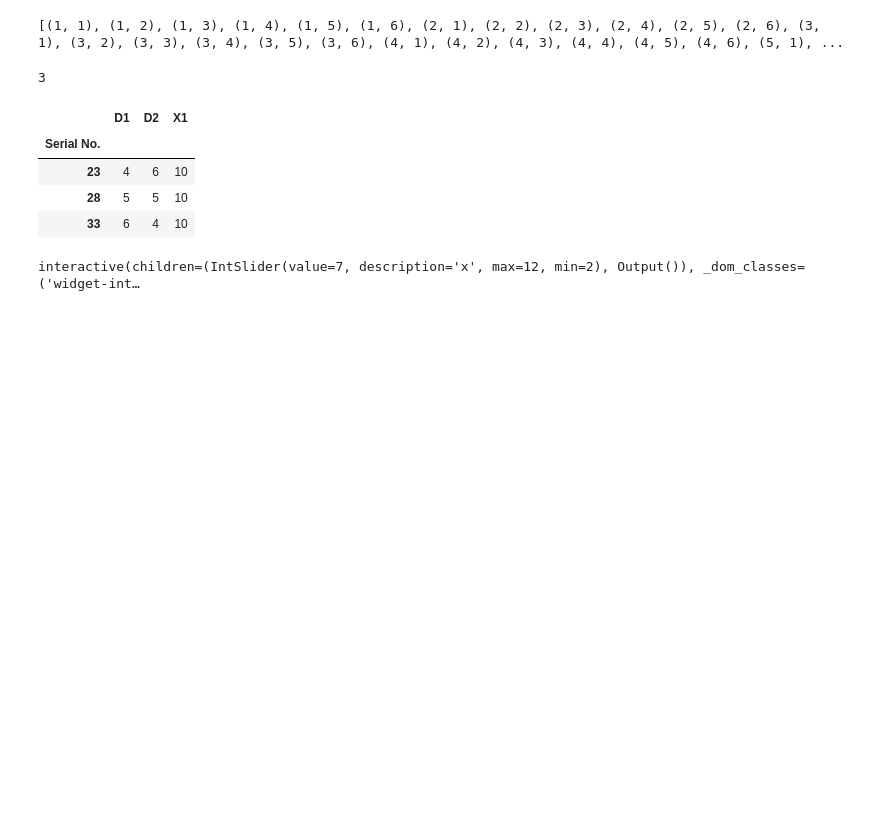
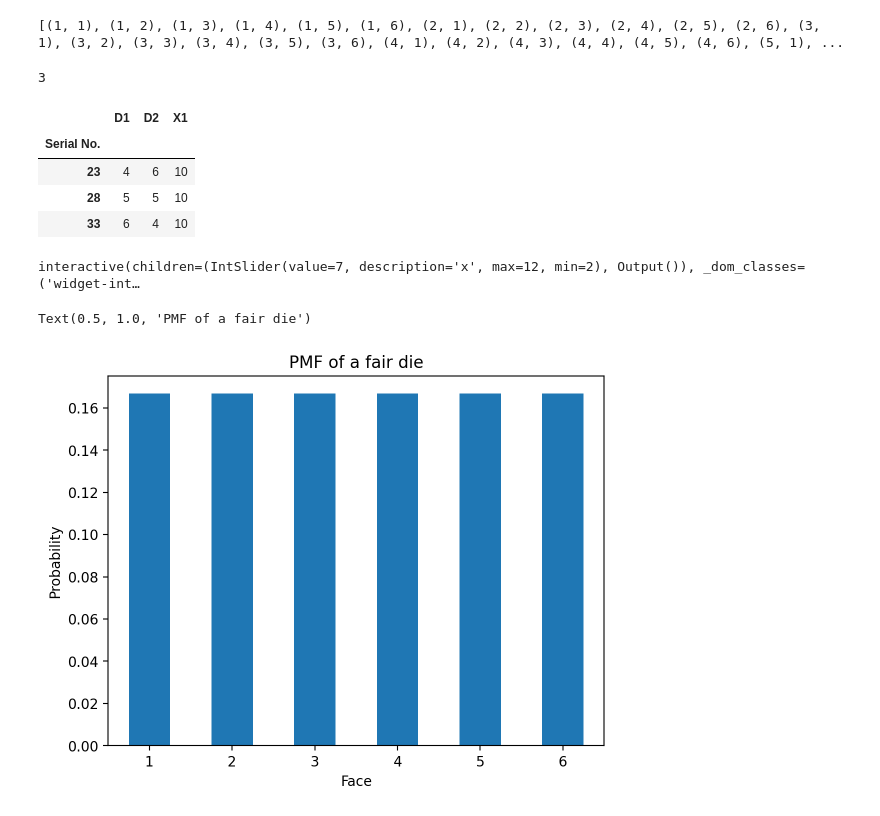
Before and after one commit to nipunbatra/psdv-teaching, a Jupyter notebook: notebooks/random-variables.ipynb, the cells around one changed output. Saved outputs shown, nothing was run; the diff lists cells and outputs as text; code cells hidden in the pictures; blank space fills up the shorter version.

```diff
--- a/notebooks/random-variables.ipynb
+++ b/notebooks/random-variables.ipynb
@@ -145,3 +145,14 @@ def show_samples(x):
     return df[df["X1"] == x]
 # %% [output]
 interactive(children=(IntSlider(value=7, description='x', max=12, min=2), Output()), _dom_classes=('widget-int…
+# %%
+# Difference between histrogram and PMF
+
+die_pmf = pd.Series([1/6]*6, index=[1,2,3,4,5,6])
+die_pmf.plot(kind='bar', rot = 0)
+plt.xlabel('Face')
+plt.ylabel('Probability')
+plt.title('PMF of a fair die')
+# %% [output]
+Text(0.5, 1.0, 'PMF of a fair die')
+[figure, added]
```
Also changed, not shown: parts of 6 cells of this notebook, 10 other files.
